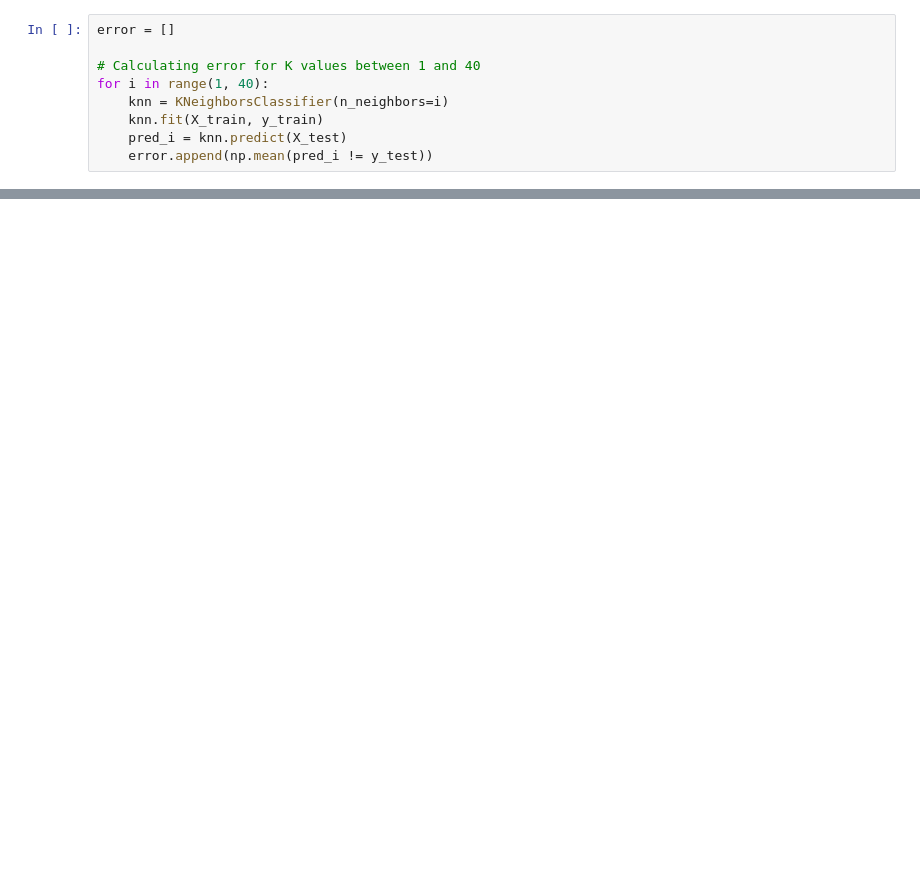
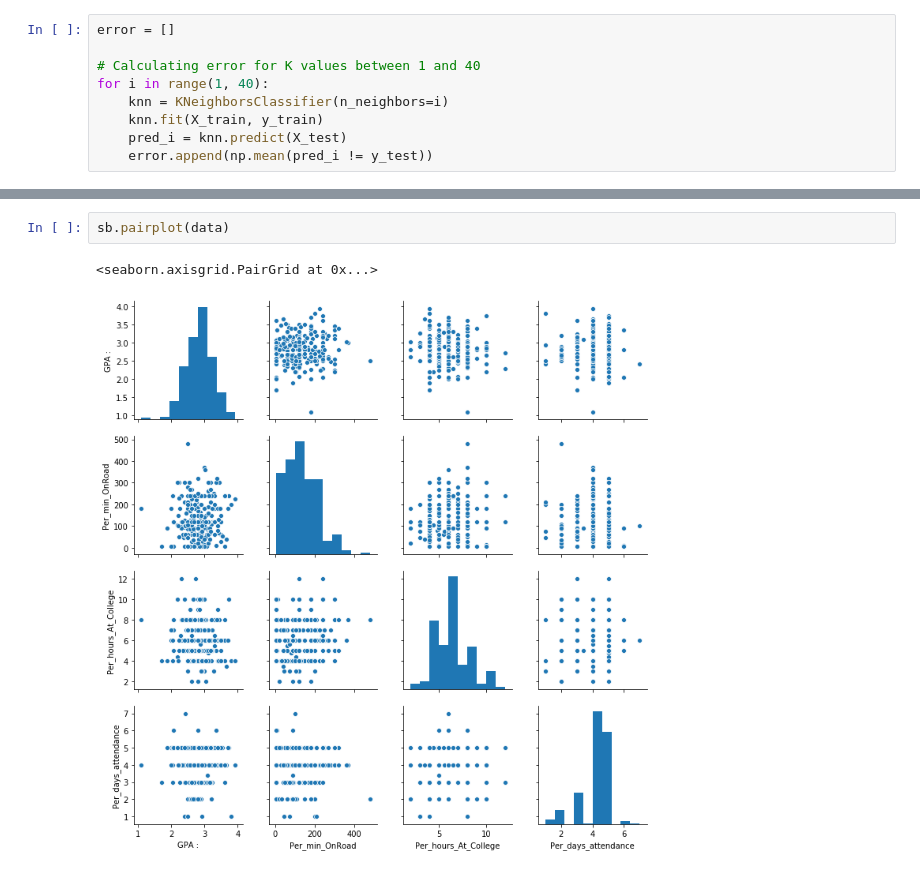
Before and after one commit to OmarMohammed88/GPA_Prediction, a Jupyter notebook: knn.ipynb, the cells around one changed output, grey strips where cells are left out. Drawn from its saved outputs; the diff is of its cells as text; blank space fills up the shorter version.

```diff
--- a/knn.ipynb
+++ b/knn.ipynb
@@ -187,0 +225,5 @@ Text(0, 0.5, 'Mean Error')
+# %%
+sb.pairplot(data)
+# %% [output]
+<seaborn.axisgrid.PairGrid at 0x...>
+[figure, added]
```
Also changed, not shown: parts of 16 cells of this notebook.
